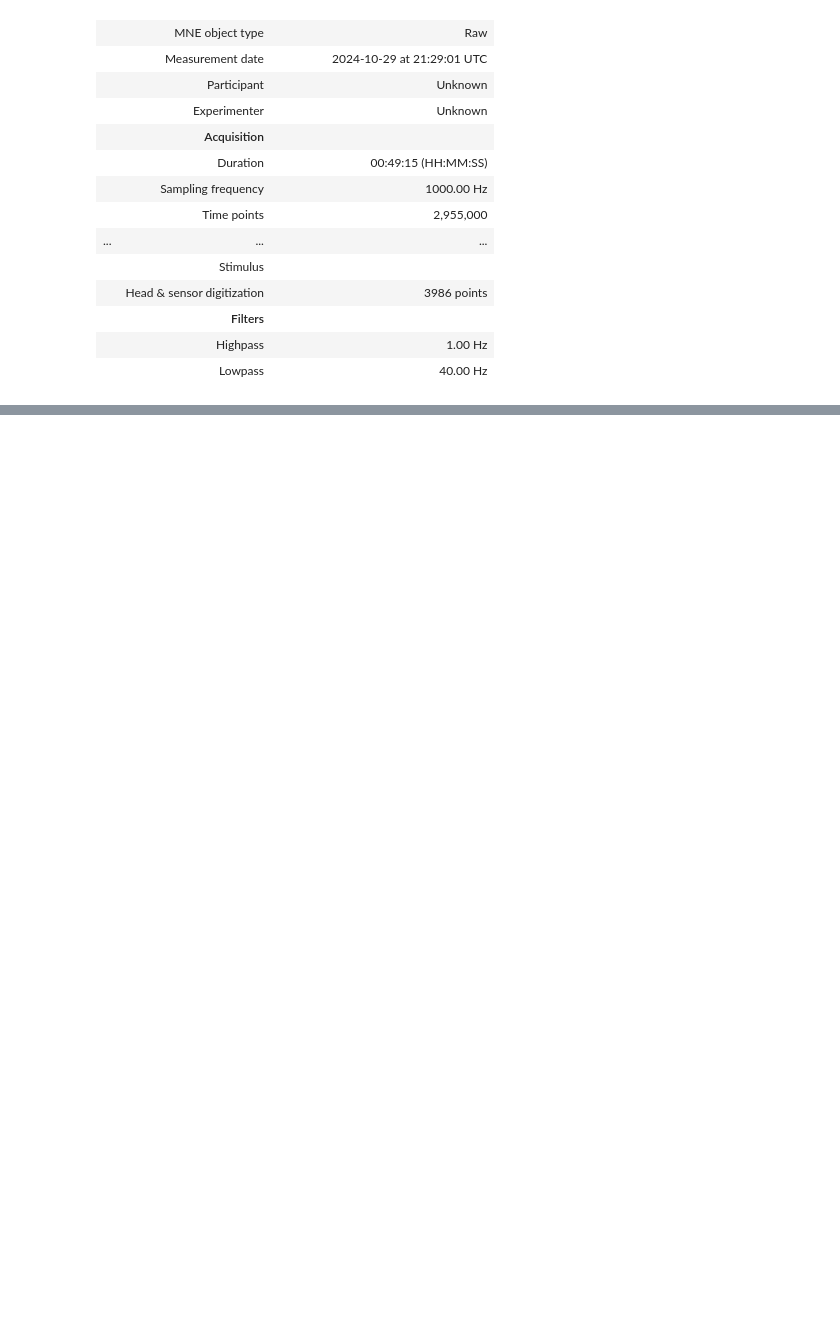
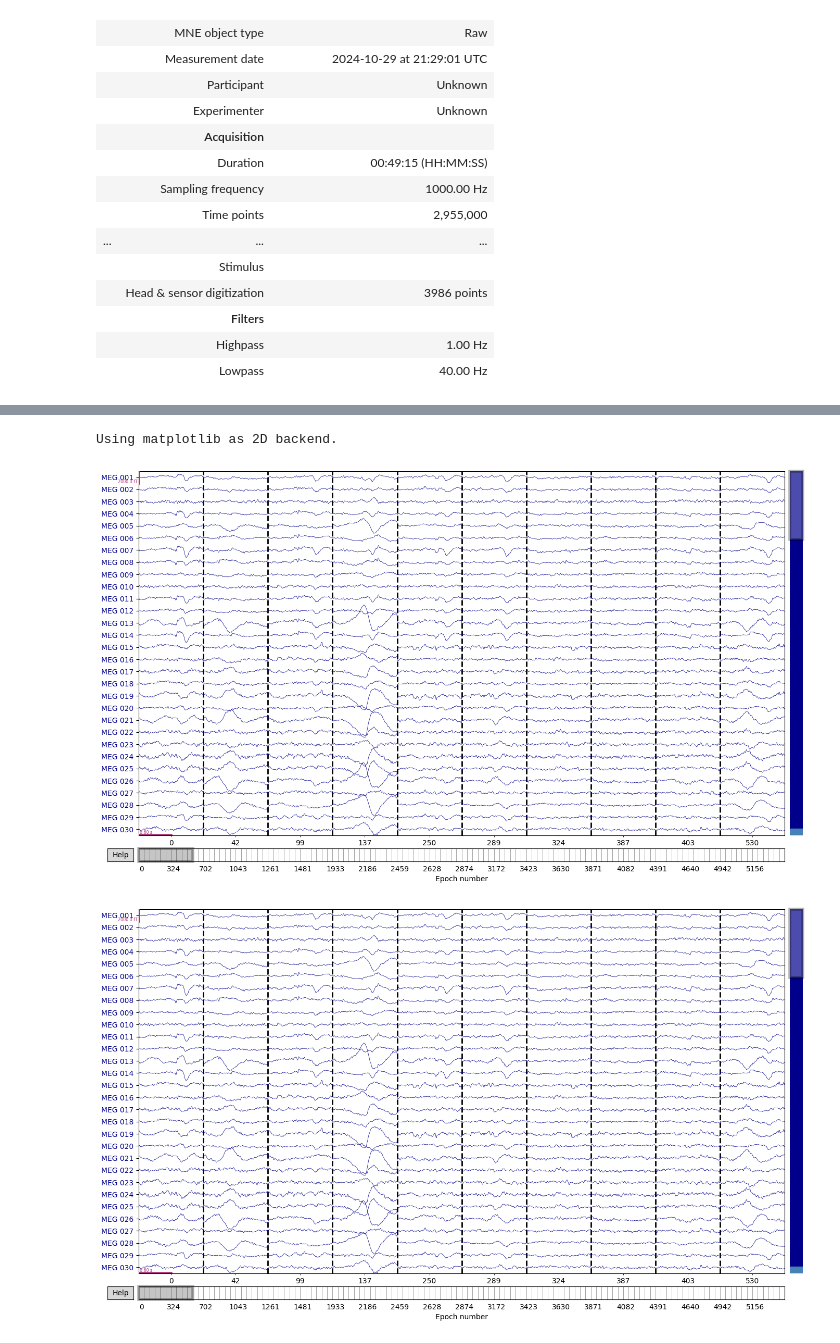
Before and after one commit to dorisyu0000/meg_decoding, a Jupyter notebook: proprocessing.ipynb, the cells around one changed output, grey strips where cells are left out. Drawn from its saved outputs; the diff is of its cells as text; code cells hidden in the pictures; blank space fills up the shorter version.

Commit message:
epoch

```diff
--- a/proprocessing.ipynb
+++ b/proprocessing.ipynb
@@ -68,0 +61,12 @@ raw.interpolate_bads()
+# %%
+events = mne.find_events(raw, stim_channel='STI 014', output='onset', shortest_event=1)
+event_id = {
+    'start': 1,
+    'move': 2,
+    'reveal_red': 4,
+    'reveal_white': 8,
+    'done': 16,
+}
+epochs = mne.Epochs(raw, events, event_id, tmin=-0.2, tmax=1.0, baseline=(None, 0), preload=True)
+
+print(epochs)
@@ -68,0 +89,11 @@ raw.interpolate_bads()
+# %%
+# Get the data array (n_epochs x n_channels x n_times)
+data = epochs.get_data()
+
+# Access epochs for a specific event type
+stimulus_start_epochs = epochs['start']
+stimulus_start_epochs.plot(n_epochs=10, n_channels=30)
+# %% [output]
+Using matplotlib as 2D backend.
+[figure, added]
+[figure, added]
```
Also changed, not shown: parts of 6 cells of this notebook, 1 other file.
